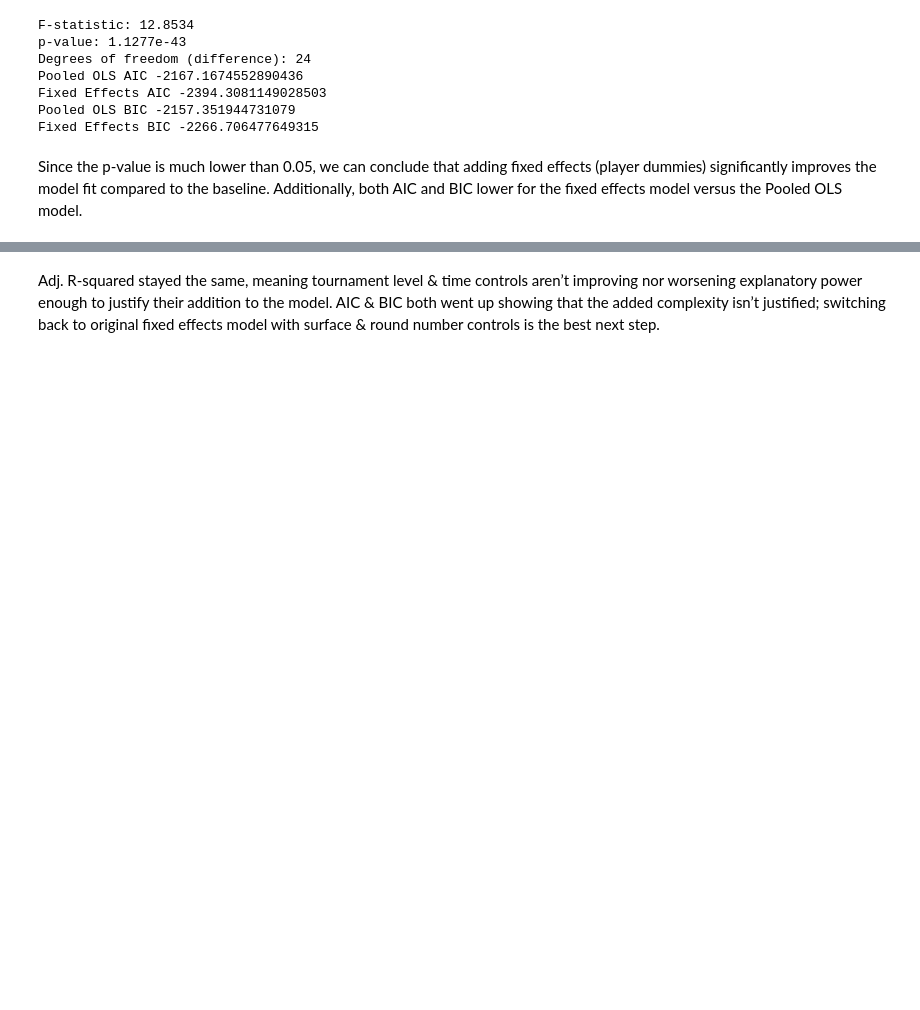
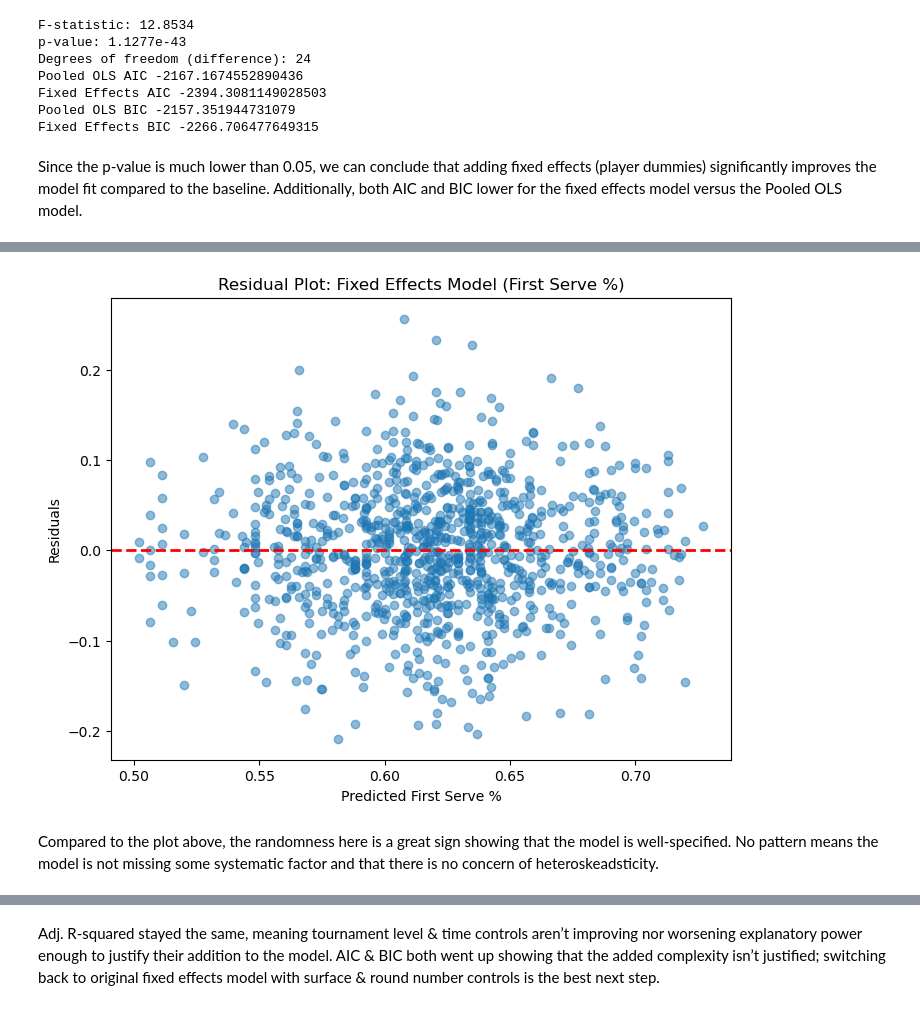
Before and after one commit to joe-ledford-04/tennis-serve-performance-analysis, a Jupyter notebook: serve-performance-analysis.ipynb, the cells around one changed output, grey strips where cells are left out. Drawn from its saved outputs; the diff is of its cells as text; code cells hidden in the pictures; blank space fills up the shorter version.

```diff
--- a/serve-performance-analysis.ipynb
+++ b/serve-performance-analysis.ipynb
@@ -328,3 +350,21 @@ BIC with surface: -2277.680636535097
+# %%
+# fitted values and residuals
+y_true = fe_surface_sample['first_serve_pct']
+y_pred = model_fe_surface.fittedvalues
+residuals = y_true - y_pred
+
+# Residual plot
+plt.figure(figsize=(8,6))
+plt.scatter(y_pred, residuals, alpha=0.5)
+plt.axhline(0, color='red', linestyle='--', lw=2)
+plt.xlabel("Predicted First Serve %")
+plt.ylabel("Residuals")
+plt.title("Residual Plot: Fixed Effects Model (First Serve %)")
+plt.show()
+# %% [output]
+[figure, added]
+# %% [markdown]
+Compared to the plot above, the randomness here is a great sign showing that the model is well-specified. No pattern means the model is not missing some systematic factor and that there is no concern of heteroskeadsticity.
 # %%
 # adding year and tournament-level controls
 model_fe_controls = smf.ols(
```
Also changed, not shown: parts of 23 cells of this notebook.
